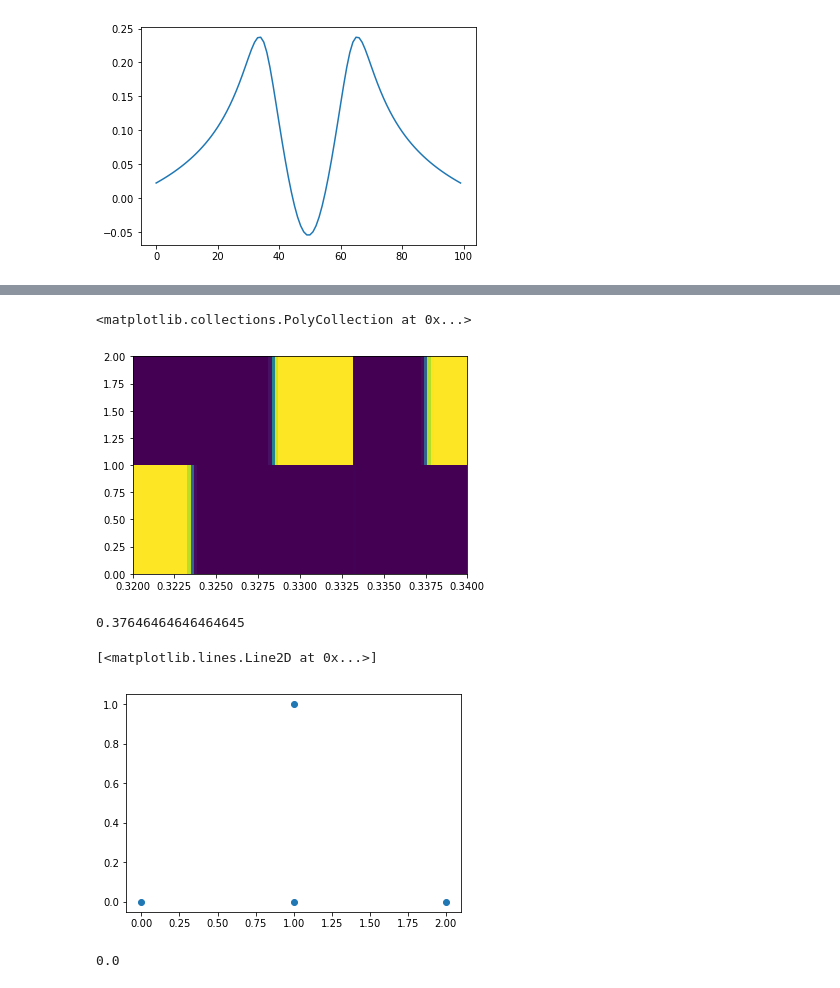
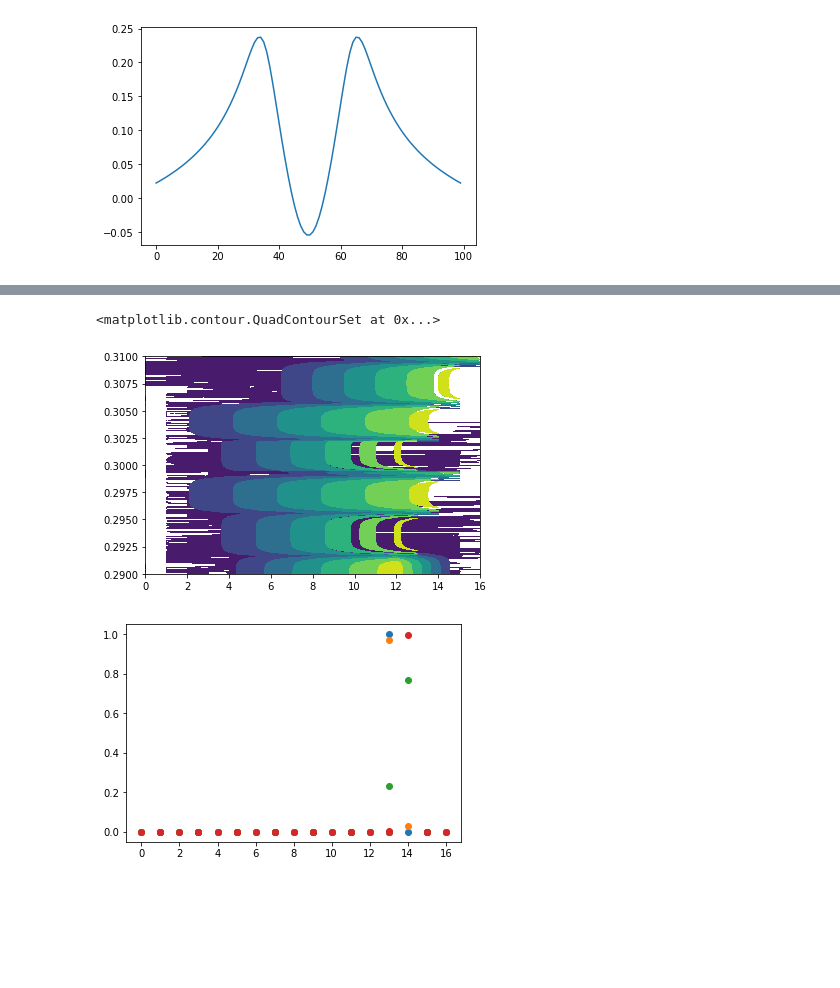
Before and after one commit to Quantumgame/quantum-ml, a Jupyter notebook: ndot/lib/single_dot.ipynb, the cells around one changed output, grey strips where cells are left out. Saved outputs shown, nothing was run; the diff lists cells and outputs as text; code cells hidden in the pictures; blank space fills up the shorter version.

```diff
--- a/ndot/lib/single_dot.ipynb
+++ b/ndot/lib/single_dot.ipynb
@@ -18,11 +18,14 @@ import potential_profile
 reload(potential_profile)
 import tunneling
 reload(tunneling)
+import rank_nullspace
+reload(rank_nullspace)
+%pdb
 
 import time
 st = time.time()
 N_v_points = 100
-V_d_vec = np.linspace(280e-3,260e-3,N_v_points)
+V_d_vec = np.linspace(310e-3,290e-3,N_v_points)
 I_vec = np.zeros(N_v_points)
 
 N_grid= 100
@@ -44,7 +47,7 @@ for i in range(N_v_points):
     V = potential_profile.single_dot_V_x_wire(x,d,b1,b2)
     mu_l = (0.1,0.1+0.001)
 
-    graph_model = (15,2)
+    graph_model = (25,1)
     battery_weight = 200
     kT = 400e-6
     physics = (x,V,K,mu_l,battery_weight,kT)
@@ -54,7 +57,7 @@ for i in range(N_v_points):
         G = markov_graph.generate_graph(graph_model, physics)
         battery_ind = markov_graph.get_battery_nodes(G)
         max_prob_node_trial  = markov_graph.get_max_prob_node(G)[0][1]
-        graph_model = (max_prob_node_trial,2)
+        graph_model = (max_prob_node_trial,1)
         print graph_model
         G = markov_graph.generate_graph(graph_model, physics)
         battery_ind = markov_graph.get_battery_nodes(G)
@@ -147,22 +153,13 @@ array([[  5.14232539e-15,   1.00000000e+00,   5.92366296e-43,
 # %%
 XX,YY = np.meshgrid(np.array(G.nodes())[:,1],V_d_vec)
 # %%
-plt.pcolor(YY,XX,np.real(np.array(max_prob_dist).reshape((100,4))))
+plt.contourf(XX,YY,np.real(np.array(max_prob_dist).reshape((N_v_points,np.array(max_prob_dist).shape[1]))),\
+          )
 # %% [output]
-<matplotlib.collections.PolyCollection at 0x...>
+<matplotlib.contour.QuadContourSet at 0x...>
-[figure, old version]
+[figure, new version]
-# %%
-V_d_vec[32]
-# %% [output]
-0.37646464646464645
 # %%
-plt.plot(np.array(G.nodes())[:,1],max_prob_dist[15],'o')
+for i in range(80,60,-5):
+    plt.plot(np.array(G.nodes())[:,1],max_prob_dist[i],'o')
 # %% [output]
-[<matplotlib.lines.Line2D at 0x...>]
-[figure, old version]
+[figure, new version]
-# %%
-a = np.array([1,2,3])
-np.argwhere(a == 2)[0,0]
-np.floor(0.5)
-# %% [output]
-0.0
```
Also changed, not shown: parts of 9 cells of this notebook, 3 other files.
